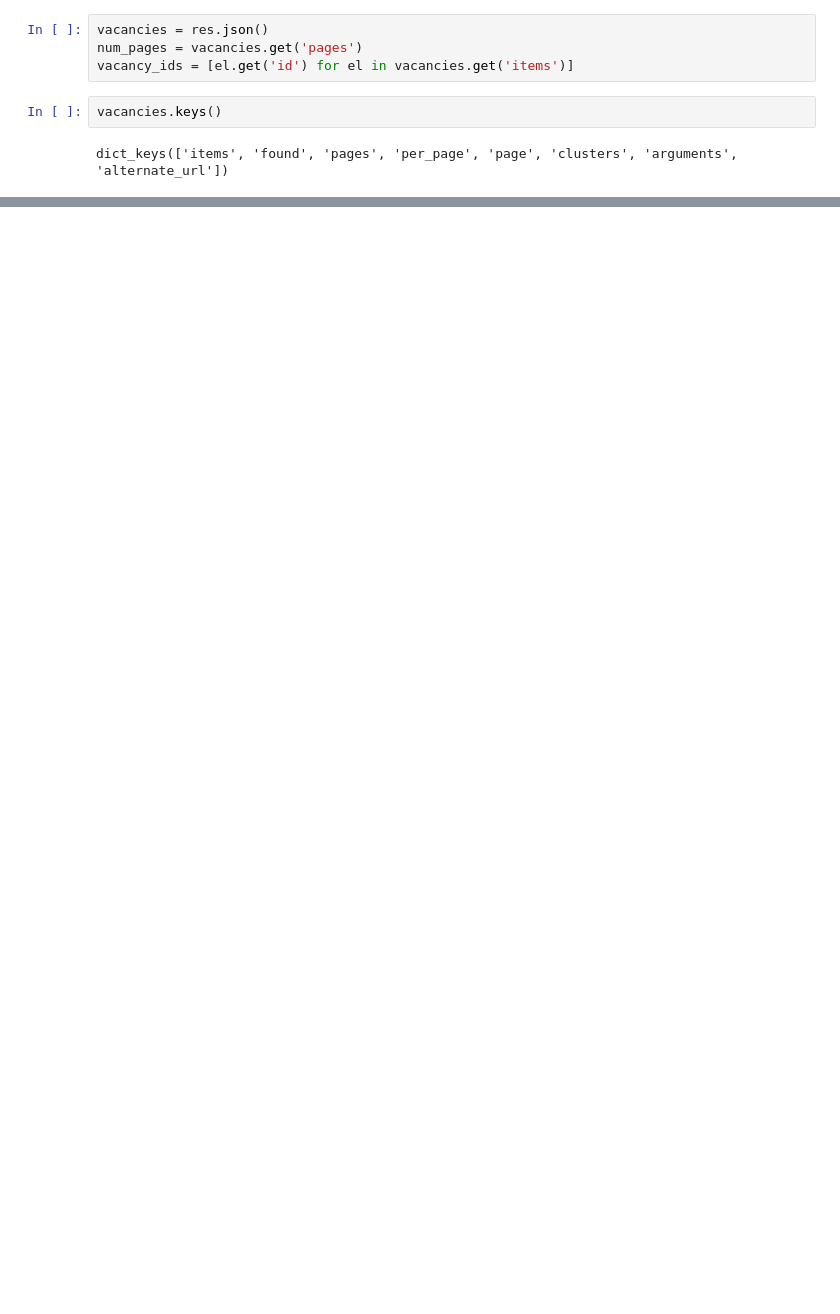
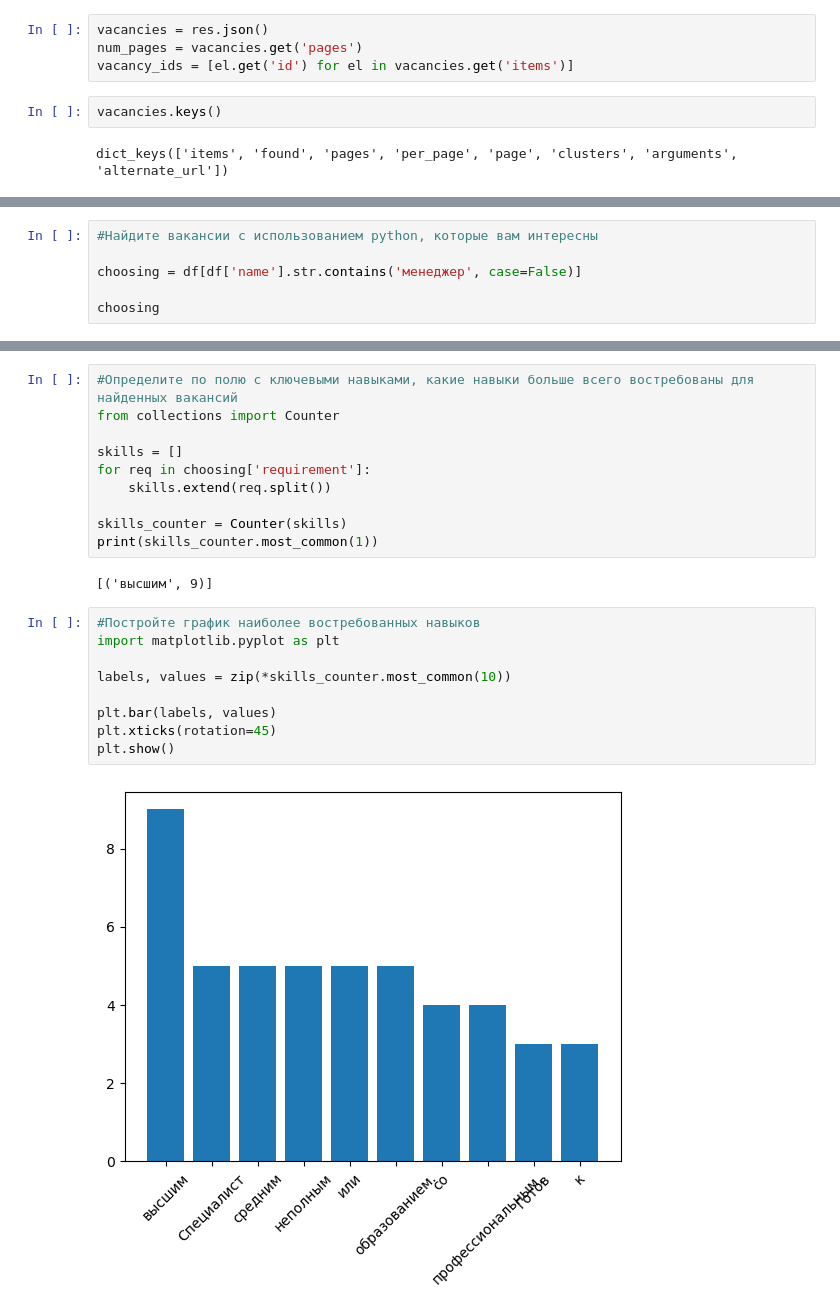
Before and after one commit to taidora1234/Lesson2, a Jupyter notebook: HH-api-hometask.ipynb, the cells around one changed output, grey strips where cells are left out. Cells and saved outputs as stored; diff of their text form; blank space fills up the shorter version.

```diff
--- a/HH-api-hometask.ipynb
+++ b/HH-api-hometask.ipynb
@@ -71,0 +200,6 @@ vacancy
+# %%
+#Найдите вакансии с использованием python, которые вам интересны
+
+choosing = df[df['name'].str.contains('менеджер', case=False)]
+
+choosing
@@ -71,0 +213,23 @@ vacancy
+# %%
+#Определите по полю с ключевыми навыками, какие навыки больше всего востребованы для найденных вакансий
+from collections import Counter
+
+skills = []
+for req in choosing['requirement']:
+    skills.extend(req.split())
+
+skills_counter = Counter(skills)
+print(skills_counter.most_common(1))
+# %% [output]
+[('высшим', 9)]
+# %%
+#Постройте график наиболее востребованных навыков
+import matplotlib.pyplot as plt
+
+labels, values = zip(*skills_counter.most_common(10))
+
+plt.bar(labels, values)
+plt.xticks(rotation=45)
+plt.show()
+# %% [output]
+[figure, added]
```
Also changed, not shown: parts of 14 cells of this notebook.
